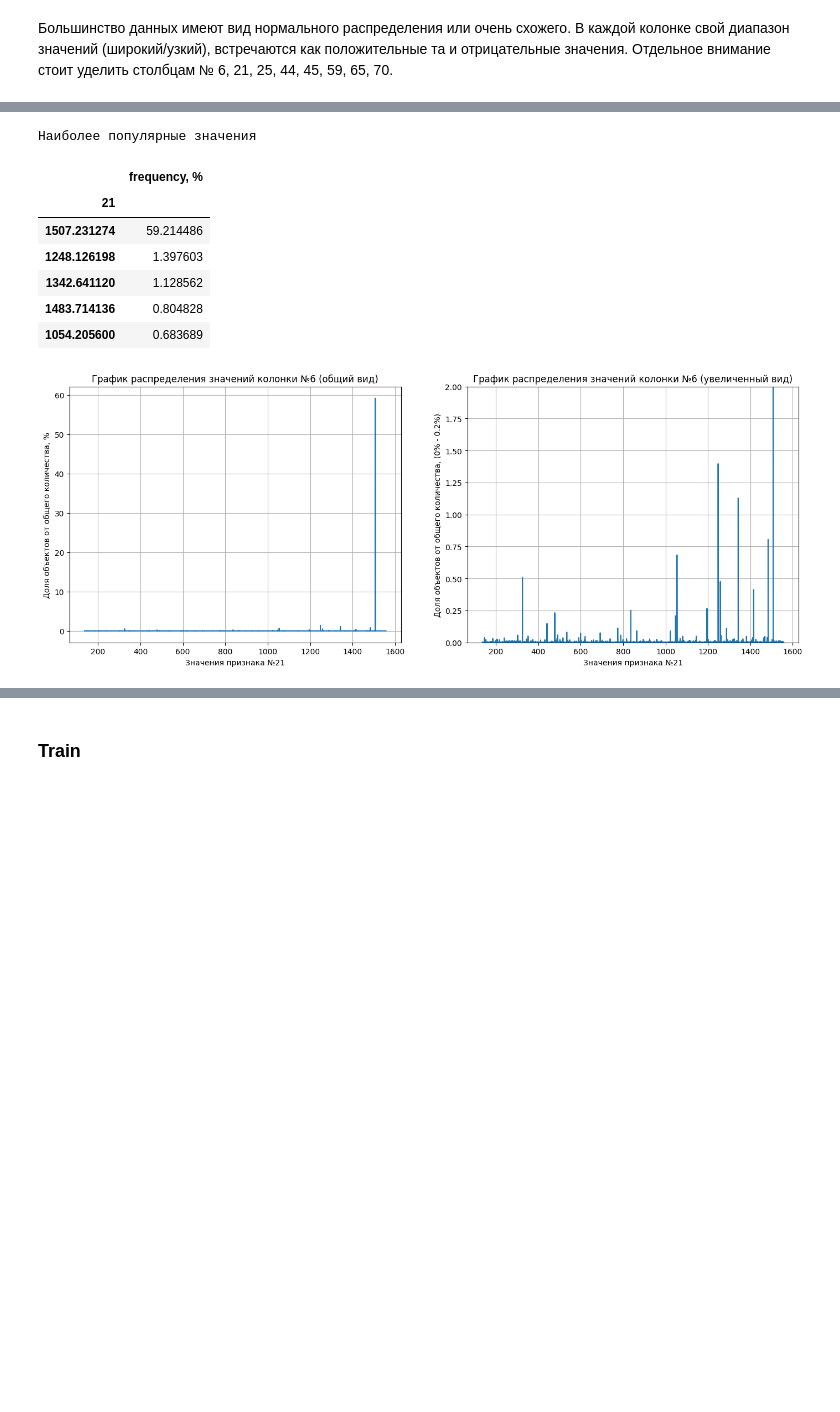
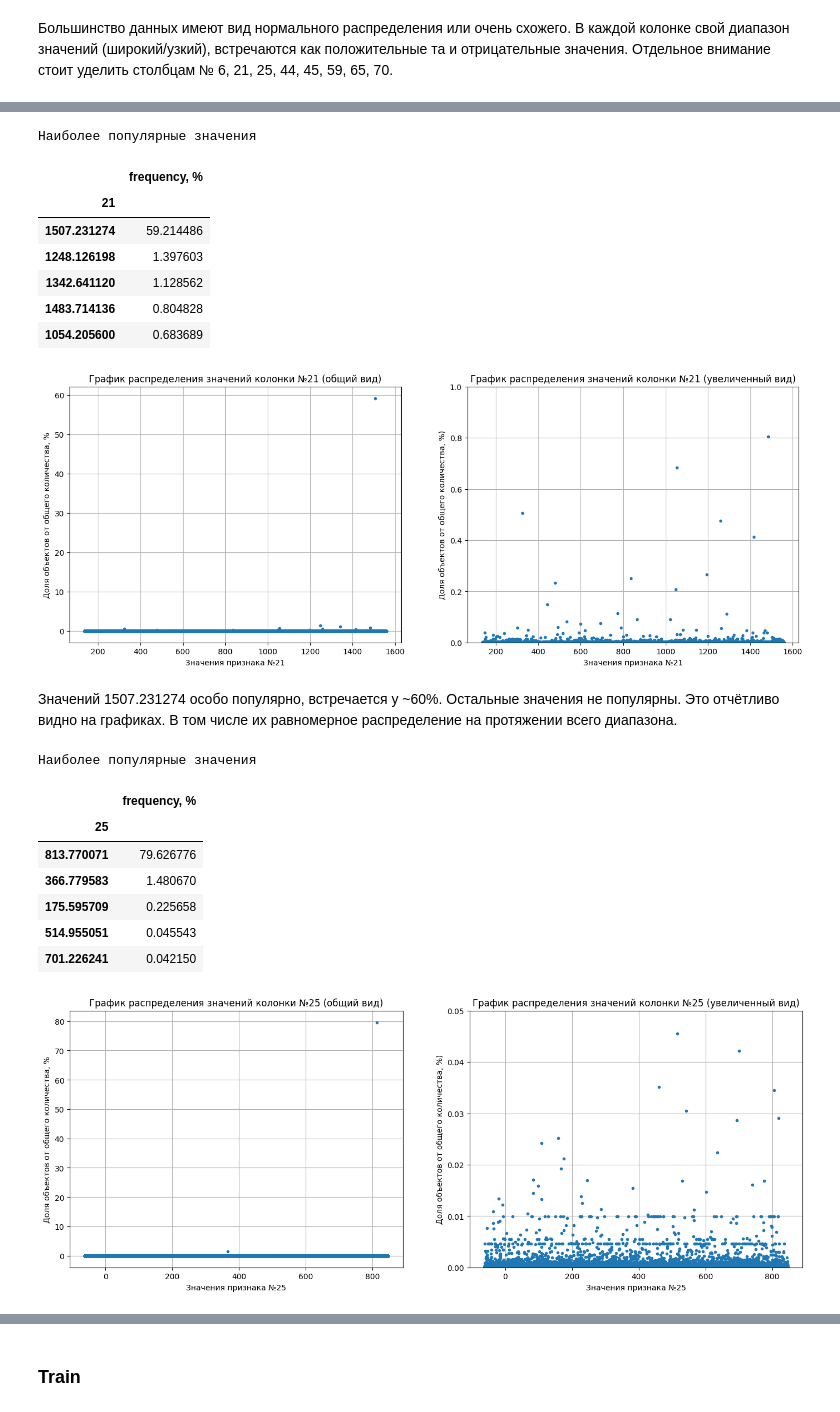
Before and after one commit to Danspers/Matching, a Jupyter notebook: Matching.ipynb, the cells around one changed output, grey strips where cells are left out. Saved outputs shown, nothing was run; the diff lists cells and outputs as text; code cells hidden in the pictures; blank space fills up the shorter version.

```diff
--- a/Matching.ipynb
+++ b/Matching.ipynb
@@ -171,6 +161,6 @@ value_analysis(df_base, '6', 0.2)
 # %%
 # распределение значений колонки №21
-value_analysis(df_base, '21', 2)
+value_analysis(df_base, '21', 1)
 # %% [output]
 Наиболее популярные значения
 |  | frequency, % |
@@ -180,4 +170,19 @@ value_analysis(df_base, '21', 2)
 | 1342.641120 | 1.128562 |
 | 1483.714136 | 0.804828 |
 | 1054.205600 | 0.683689 |
-[figure, old version]
+[figure, new version]
+# %% [markdown]
+Значений 1507.231274 особо популярно, встречается у ~60%. Остальные значения не популярны. Это отчётливо видно на графиках. В том числе их равномерное распределение на протяжении всего диапазона.
+# %%
+# распределение значений колонки №25
+value_analysis(df_base, '25', 0.05)
+# %% [output]
+Наиболее популярные значения
+|  | frequency, % |
+| 25 |  |
+| 813.770071 | 79.626776 |
+| 366.779583 | 1.480670 |
+| 175.595709 | 0.225658 |
+| 514.955051 | 0.045543 |
+| 701.226241 | 0.042150 |
+[figure, added]
```
Also changed, not shown: parts of 14 cells of this notebook.
